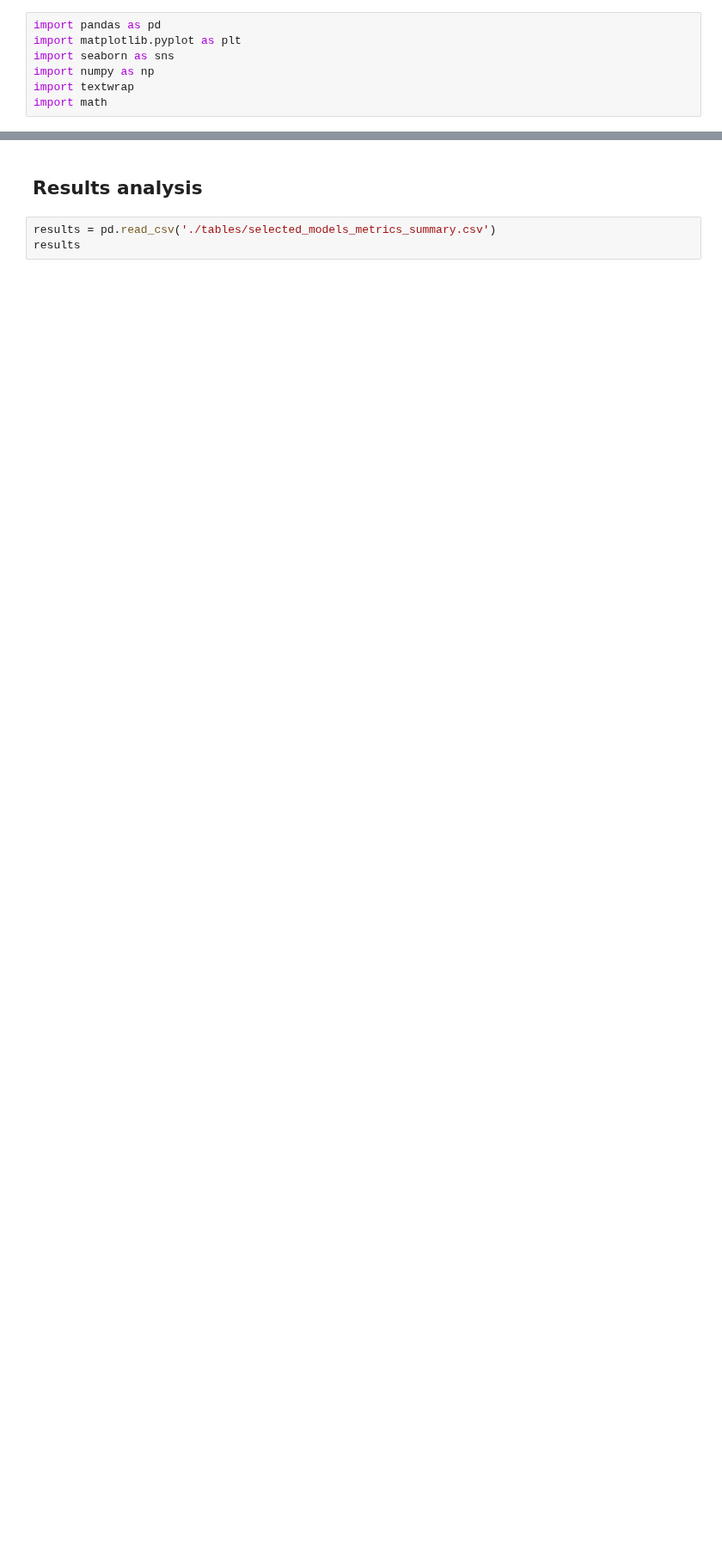
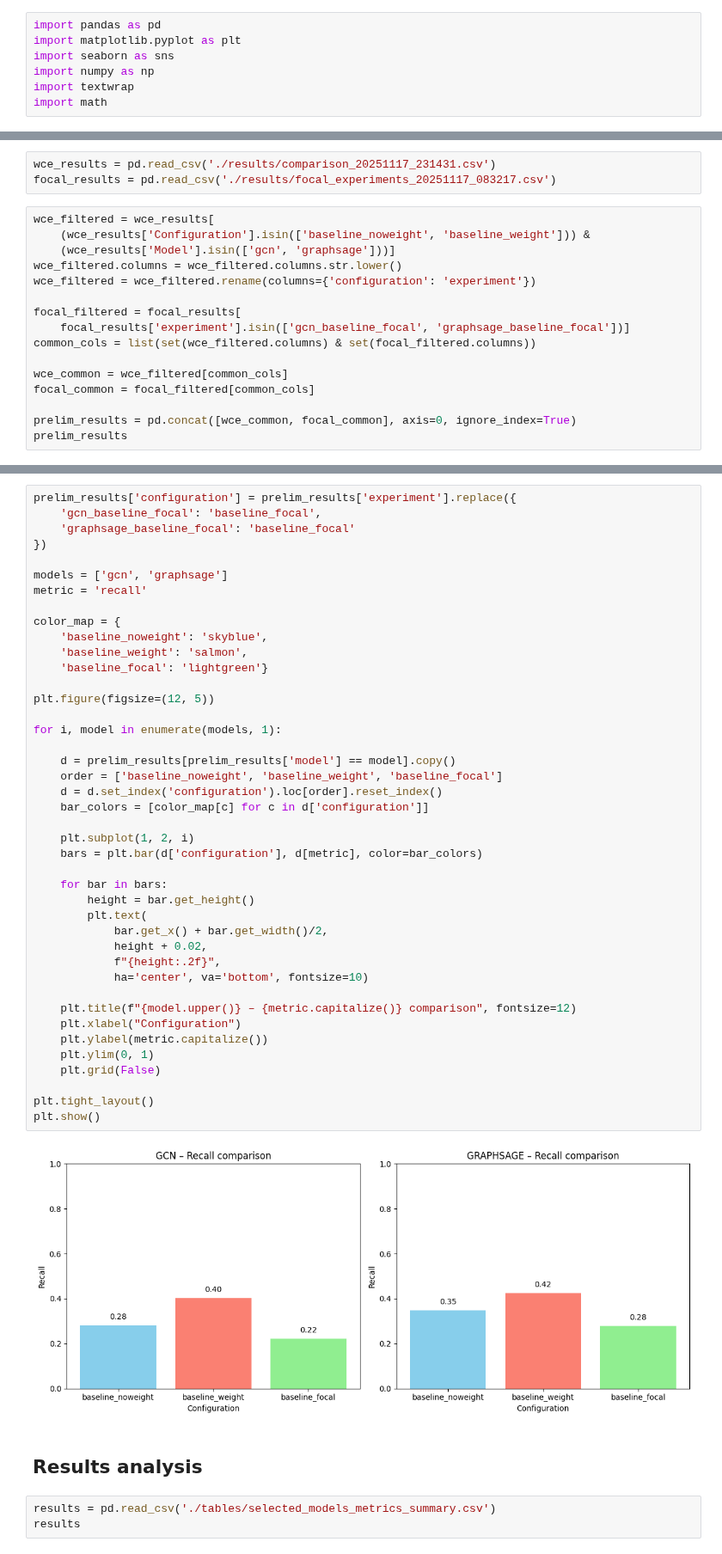
Before and after one commit to ruientan/dsa4263_elliptic_final, a Jupyter notebook: results_analysis.ipynb, the cells around one changed output, grey strips where cells are left out. Shown at 86% size. Drawn from its saved outputs; the diff is of its cells as text; blank space fills up the shorter version.

```diff
--- a/results_analysis.ipynb
+++ b/results_analysis.ipynb
@@ -7,0 +12,19 @@ import math
+# %%
+wce_results = pd.read_csv('./results/comparison_20251117_231431.csv')
+focal_results = pd.read_csv('./results/focal_experiments_20251117_083217.csv')
+# %%
+wce_filtered = wce_results[
+    (wce_results['Configuration'].isin(['baseline_noweight', 'baseline_weight'])) &
+    (wce_results['Model'].isin(['gcn', 'graphsage']))]
+wce_filtered.columns = wce_filtered.columns.str.lower()
+wce_filtered = wce_filtered.rename(columns={'configuration': 'experiment'})
+
+focal_filtered = focal_results[
+    focal_results['experiment'].isin(['gcn_baseline_focal', 'graphsage_baseline_focal'])]
+common_cols = list(set(wce_filtered.columns) & set(focal_filtered.columns))
+
+wce_common = wce_filtered[common_cols]
+focal_common = focal_filtered[common_cols]
+
+prelim_results = pd.concat([wce_common, focal_common], axis=0, ignore_index=True)
+prelim_results
@@ -8,3 +39,47 @@ import math
+# %%
+prelim_results['configuration'] = prelim_results['experiment'].replace({
+    'gcn_baseline_focal': 'baseline_focal',
+    'graphsage_baseline_focal': 'baseline_focal'
+})
+
+models = ['gcn', 'graphsage']
+metric = 'recall'
+
+color_map = {
+    'baseline_noweight': 'skyblue',
+    'baseline_weight': 'salmon',
+    'baseline_focal': 'lightgreen'}
+
+plt.figure(figsize=(12, 5))
+
+for i, model in enumerate(models, 1):
+
+    d = prelim_results[prelim_results['model'] == model].copy()
+    order = ['baseline_noweight', 'baseline_weight', 'baseline_focal']
+    d = d.set_index('configuration').loc[order].reset_index()
+    bar_colors = [color_map[c] for c in d['configuration']]
+
+    plt.subplot(1, 2, i)
+    bars = plt.bar(d['configuration'], d[metric], color=bar_colors)
+
+    for bar in bars:
+        height = bar.get_height()
+        plt.text(
+            bar.get_x() + bar.get_width()/2,
+            height + 0.02,
+            f"{height:.2f}",
+            ha='center', va='bottom', fontsize=10)
+
+    plt.title(f"{model.upper()} – {metric.capitalize()} comparison", fontsize=12)
+    plt.xlabel("Configuration")
+    plt.ylabel(metric.capitalize())
+    plt.ylim(0, 1)
+    plt.grid(False)
+
+plt.tight_layout()
+plt.show()
+# %% [output]
+[figure, added]
 # %% [markdown]
 ## Results analysis
 # %%
```
Also changed, not shown: parts of 5 cells of this notebook.
